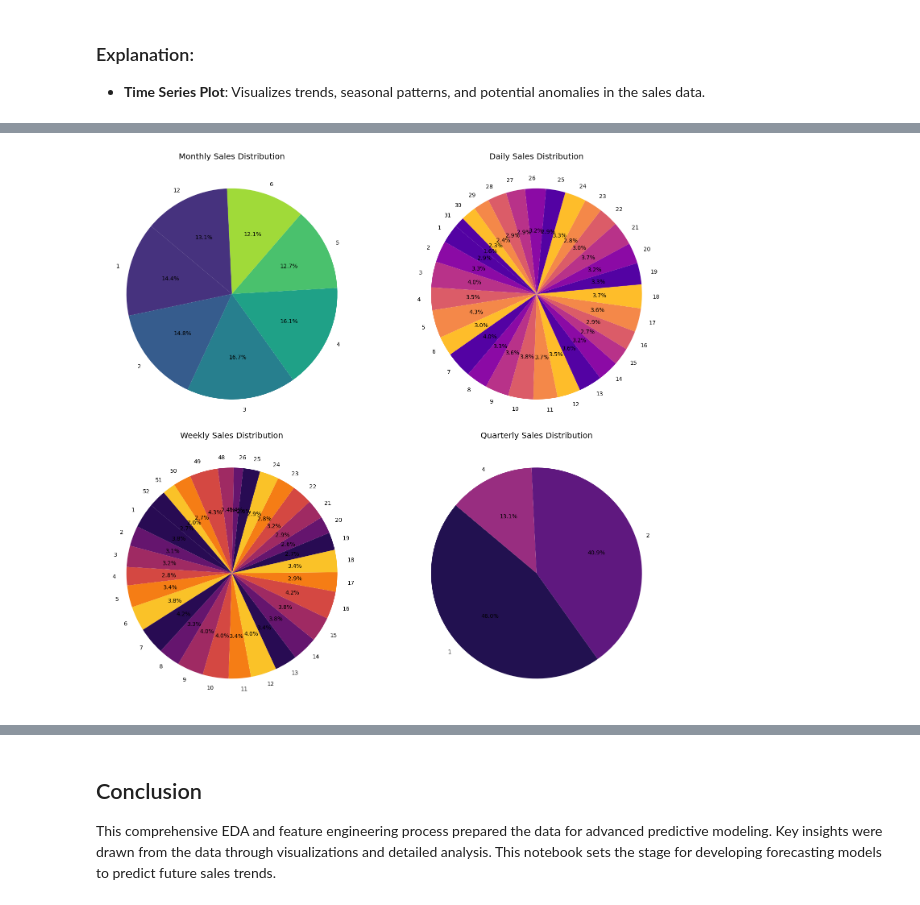
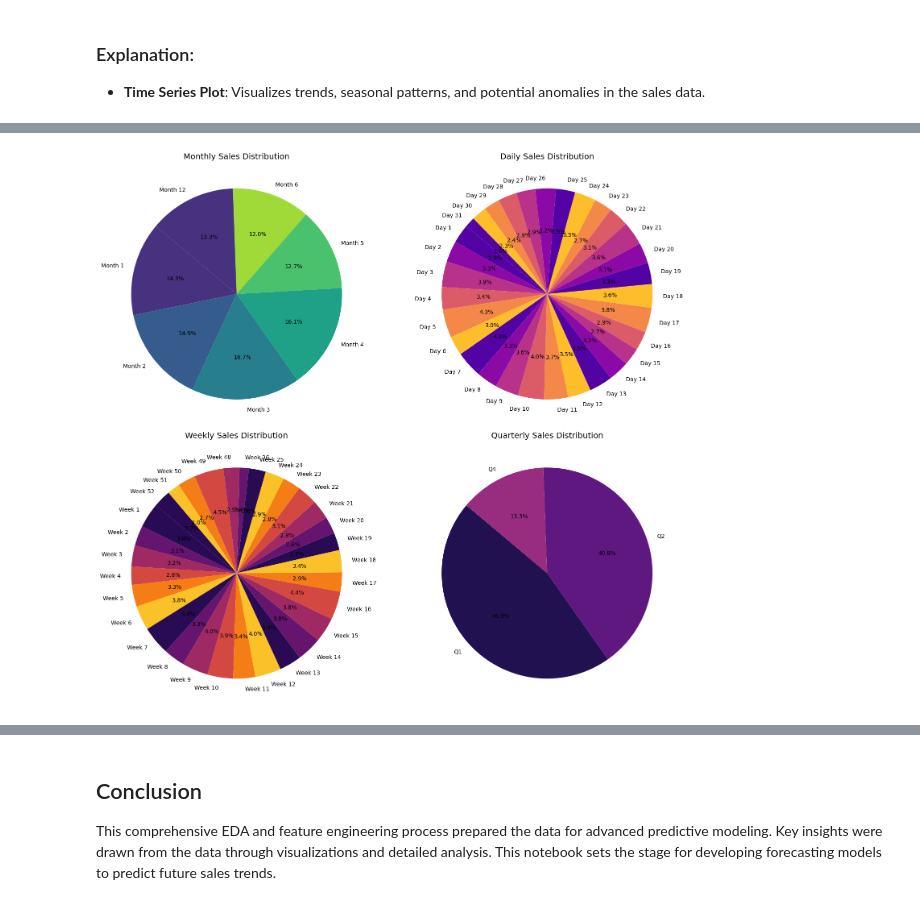
Before and after one commit to Saket22-CS/Saket-Infosys-Nov24, a Jupyter notebook: FutureCart_Infosys.ipynb, the cells around one changed output, grey strips where cells are left out. Cells and saved outputs as stored; diff of their text form; code cells hidden in the pictures.

```diff
--- a/FutureCart_Infosys.ipynb
+++ b/FutureCart_Infosys.ipynb
@@ -490,0 +678,13 @@ Merged Data with Time-Based Features:
+# %%
+# Ensure 'Date' is in datetime format
+merged_data['Day Index'] = pd.to_datetime(merged_data['Day Index'], errors='coerce')
+
+# Creating a column for weekdays (1 for weekdays, 0 for weekends)
+merged_data['Weekday'] = merged_data['Day Index'].dt.weekday.apply(lambda x: 1 if x < 5 else 0)
+
+# Creating a column for weekends (1 for weekends, 0 for weekdays)
+merged_data['Weekend'] = merged_data['Day Index'].dt.weekday.apply(lambda x: 1 if x >= 5 else 0)
+
+# Displaying a preview with weekday and weekend columns
+print("Preview with Weekday and Weekend Columns:")
+print(merged_data.head())
@@ -514,31 +794,47 @@ These visualizations help in understanding the distribution of sales across diff
 # %%
-# Grouping data by Month, Day, Week, and Quarter and calculating total sales
+import matplotlib.pyplot as plt
+import seaborn as sns
+
+# Ensure the 'Day Index' column is in datetime format
+merged_data['Day Index'] = pd.to_datetime(merged_data['Day Index'], errors='coerce')
+
+# Create time-based columns if they don't exist
+merged_data['Month'] = merged_data['Day Index'].dt.month
+merged_data['Day'] = merged_data['Day Index'].dt.day
+merged_data['Week'] = merged_data['Day Index'].dt.isocalendar().week
+merged_data['Quarter'] = merged_data['Day Index'].dt.quarter
+
+# Grouping data by Month, Day, Week, and Quarter, and calculating total sales (Quantity)
 monthly_sales = merged_data.groupby('Month')['Quantity'].sum()
 daily_sales = merged_data.groupby('Day')['Quantity'].sum()
 weekly_sales = merged_data.groupby('Week')['Quantity'].sum()
 quarterly_sales = merged_data.groupby('Quarter')['Quantity'].sum()
 
 # Plotting pie charts for each time-based sales distribution
 fig, axes = plt.subplots(2, 2, figsize=(16, 14))
 
 # Monthly Sales Distribution
-axes[0, 0].pie(monthly_sales, labels=monthly_sales.index, autopct='%1.1f%%', startangle=140, colors=sns.color_palette('viridis'))
+axes[0, 0].pie(monthly_sales, labels=[f'Month {m}' for m in monthly_sales.index], autopct='%1.1f%%',
+               startangle=140, colors=sns.color_palette('viridis'))
 axes[0, 0].set_title('Monthly Sales Distribution')
 
 # Daily Sales Distribution
-axes[0, 1].pie(daily_sales, labels=daily_sales.index, autopct='%1.1f%%', startangle=140, colors=sns.color_palette('plasma'))
+axes[0, 1].pie(daily_sales, labels=[f'Day {d}' for d in daily_sales.index], autopct='%1.1f%%',
+               startangle=140, colors=sns.color_palette('plasma'))
 axes[0, 1].set_title('Daily Sales Distribution')
 
 # Weekly Sales Distribution
-axes[1, 0].pie(weekly_sales, labels=weekly_sales.index, autopct='%1.1f%%', startangle=140, colors=sns.color_palette('inferno'))
+axes[1, 0].pie(weekly_sales, labels=[f'Week {w}' for w in weekly_sales.index], autopct='%1.1f%%',
+               startangle=140, colors=sns.color_palette('inferno'))
 axes[1, 0].set_title('Weekly Sales Distribution')
 
 # Quarterly Sales Distribution
-axes[1, 1].pie(quarterly_sales, labels=quarterly_sales.index, autopct='%1.1f%%', startangle=140, colors=sns.color_palette('magma'))
+axes[1, 1].pie(quarterly_sales, labels=[f'Q{q}' for q in quarterly_sales.index], autopct='%1.1f%%',
+               startangle=140, colors=sns.color_palette('magma'))
 axes[1, 1].set_title('Quarterly Sales Distribution')
 
 # Adjusting layout for better display
 plt.tight_layout()
 plt.show()
 # %% [output]
-[figure, old version]
+[figure, new version]
```
Also changed, not shown: parts of 35 cells of this notebook.
